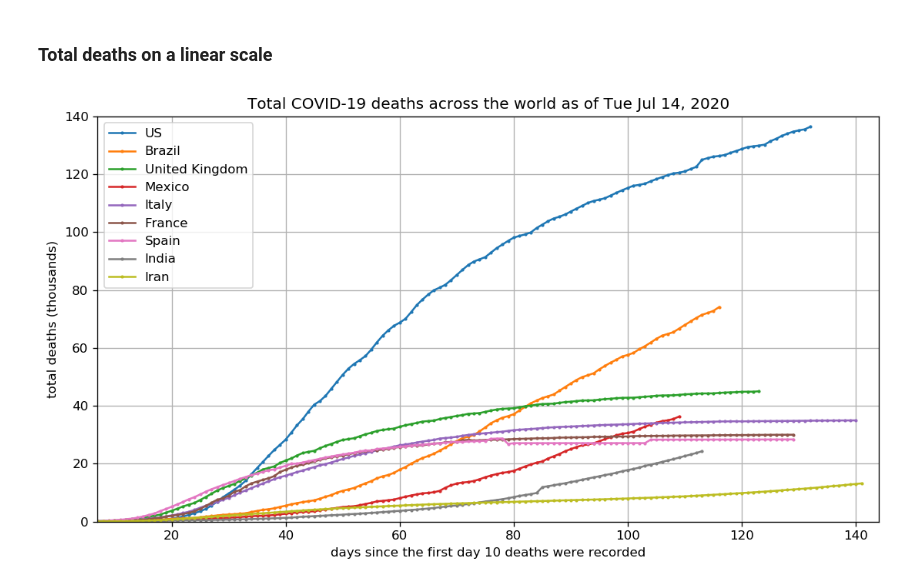
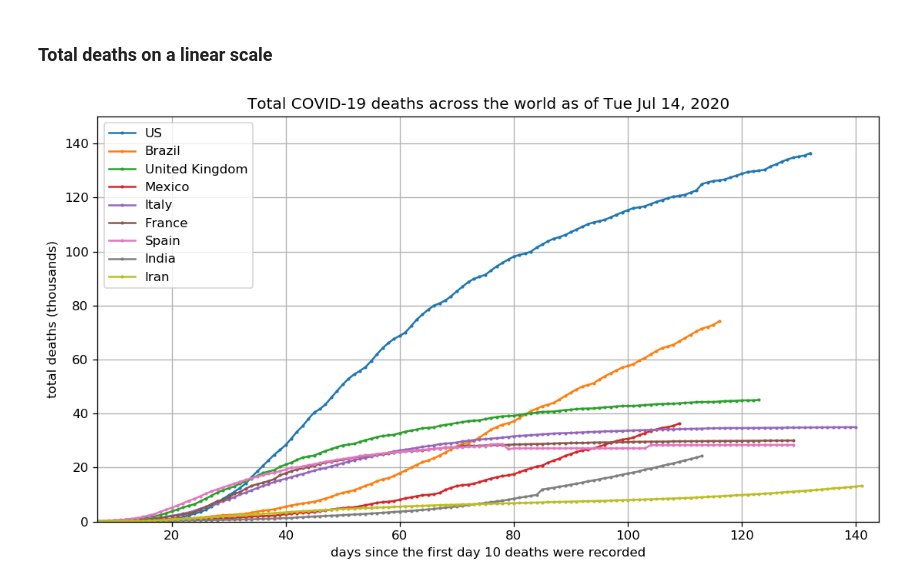
Before and after one commit to LaurentLessard/covid19, a Jupyter notebook: covid.ipynb, the cells around one changed output. Saved outputs shown, nothing was run; the diff lists cells and outputs as text; code cells hidden in the pictures.

```diff
--- a/covid.ipynb
+++ b/covid.ipynb
@@ -282,32 +282,32 @@ plt.savefig("figures/world_daily_deaths_vs_time.png")
 plt.figure(figsize=(9,5))
 ax = plt.gca()
 
 # selected countries
 # countries = ['US','Italy','Spain','United Kingdom','France','Iran', 'Canada', 'Korea, South', 'Japan']
 countries = deaths_sorted[:9].index
 min_deaths = 10
 
 # shift data so that index corresponds to days since min_death deaths.
 shifted_data = shift_data( countries, min_deaths )
 data_len = max([len(dat) for dat in shifted_data])
 
 xmax = data_len+2
 
 for data in shifted_data:
     color = next(ax._get_lines.prop_cycler)['color']
     plt.plot( data/1000, marker=".", label=data.name, color=color, markersize=3 )
 
 # make plot
 ax.set_title("Total COVID-19 deaths across the world as of %s" % latest_date)
 ax.legend(loc="upper left")
 ax.set_xlabel("days since the first day %g deaths were recorded" % min_deaths )
 ax.set_ylabel("total deaths (thousands)")
 ax.grid()
 ax.set_xlim(7,xmax)
-ax.set_ylim(ymin=0,ymax=140)
+ax.set_ylim(ymin=0,ymax=150)
 
 
 plt.tight_layout(pad=0)
 plt.savefig("figures/world_total_deaths_vs_time_linear.png")
 # %% [output]
-[figure, old version]
+[figure, new version]
```
Also changed, not shown: 16 other files.
